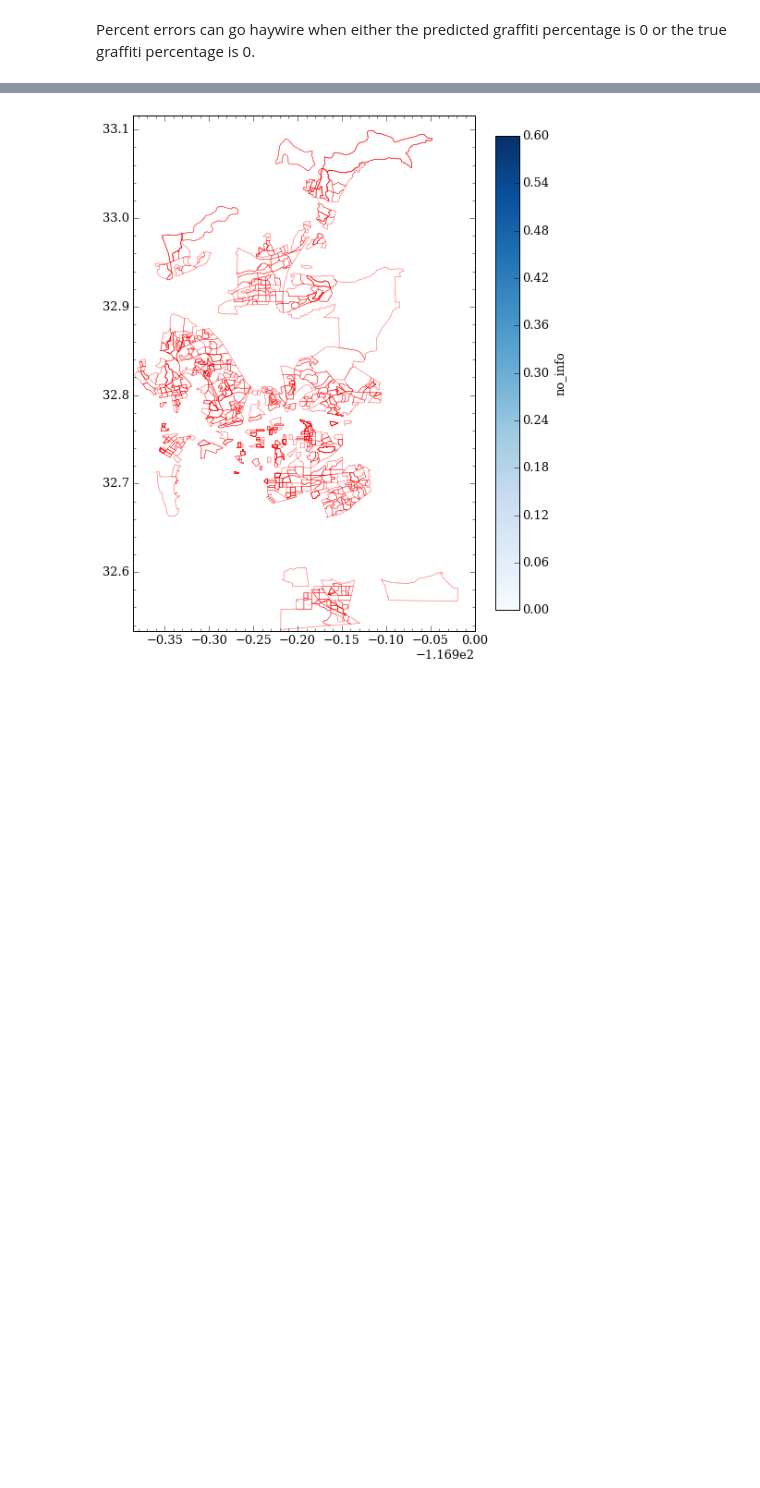
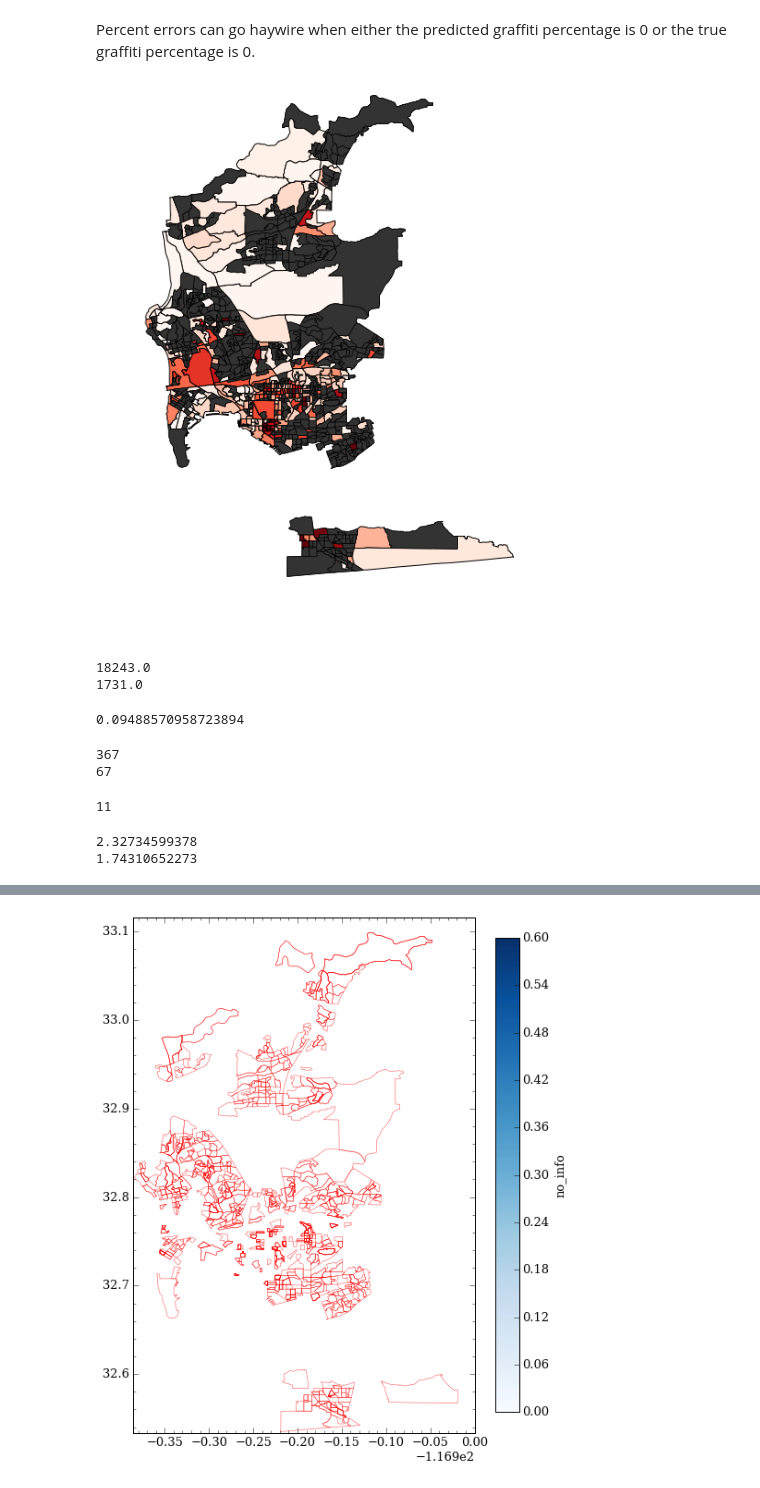
Before and after one commit to katiesch/insight2016, a Jupyter notebook: modeling_work.ipynb, the cells around one changed output, grey strips where cells are left out. Cells and saved outputs as stored; diff of their text form; code cells hidden in the pictures; blank space fills up the shorter version.

```diff
--- a/modeling_work.ipynb
+++ b/modeling_work.ipynb
@@ -746,0 +747,79 @@ census_trimmed[['']]
+# %%
+column_choice = 'graffiti_per'
+#column_choice = 'Estimate; Total'
+
+p1 = Proj("+init=EPSG:2230", preserve_units=True)
+
+fig,ax = plt.subplots(1,1, figsize=(10,10))
+patches = []
+for i in range(0,len(bg_info2)):
+    barf = pd.DataFrame(shapes2[i].points)
+    poly = plt.Polygon(barf[[0,1]], fc='none', ec='k', alpha=0.7, lw=1.0)
+    patches.append(poly)
+    #plt.gca().add_patch(poly)
+
+colors = (census_trimmed[column_choice])
+
+p = PatchCollection(patches, cmap='Reds', alpha=1.0)
+p.set_array(np.array(colors))
+#p.set_clim([min(colors),0.40])
+p.set_clim([0, 0.5])
+
+ax.add_collection(p)
+
+patches1 = []
+for i in range(0,len(bg_info2)):
+    #col_values.append(census_trimmed.loc[i, column_choice])
+    barf = pd.DataFrame(shapes2[i].points)
+    if (census_trimmed.loc[i, 'count']<22):
+        poly = plt.Polygon(barf[[0,1]], fc='0.2', ec='k', alpha=1.0, lw=0.6, zorder=3)
+    patches1.append(poly)
+    plt.gca().add_patch(poly)
+
+#ax.set_axis_bgcolor('black')
+
+plt.axis('scaled')
+plt.minorticks_on()
+
+#plt.colorbar(p, fraction=0.046, pad=0.04, shrink=1.0, label=column_choice)
+
+#plt.ylim(32.533541,33.116178)
+#plt.xlim(-117.285629,-116.9)
+plt.axis("off")
+
+plt.savefig('output_figures/original_graffiti_map.png', bbox_inches='tight')
+
+plt.show()
+#mpld3.display()
+# %% [output]
+[figure, added]
+# %%
+print np.sum(census_trimmed['count'])
+print np.sum(census_trimmed.loc[np.where(census_trimmed['count']<=10)[0], 'count'])
+# %% [output]
+18243.0
+1731.0
+# %%
+1731. / 18243.
+# %% [output]
+0.09488570958723894
+# %%
+print len(np.where(census_trimmed['predicted_labels']>=0.25)[0])
+print len(np.where((census_trimmed['graffiti_per']>=0.25) & (census_trimmed['count']>=22))[0])
+# %% [output]
+367
+67
+# %%
+print len(np.where((census_trimmed['predicted_labels']>=0.5) &
+                   (census_trimmed['graffiti_per']>=0.5)
+                   & (census_trimmed['count']>=22))[0])
+# %% [output]
+11
+# %%
+print 1000*(np.mean(census_trimmed.loc[np.where((census_trimmed['graffiti_per']>=0.50)
+                            & (census_trimmed['count']>=22))[0], 'sl_density']) * 10.76)
+print 1000*(np.mean(census_trimmed.loc[np.where((census_trimmed['graffiti_per']<0.25)
+                            & (census_trimmed['count']>=22))[0], 'sl_density']) * 10.76)
+# %% [output]
+2.32734599378
+1.74310652273
```
Also changed, not shown: parts of 6 cells of this notebook.
